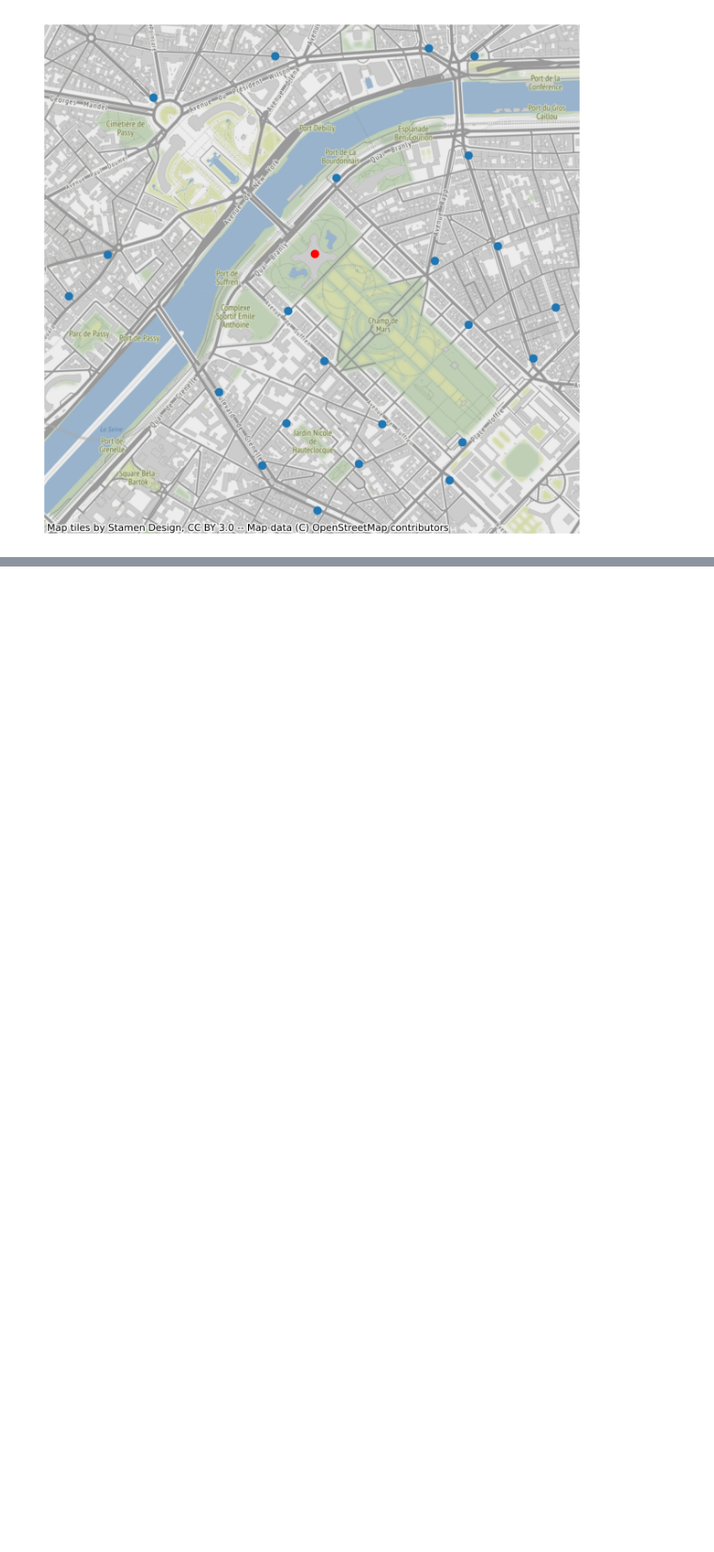
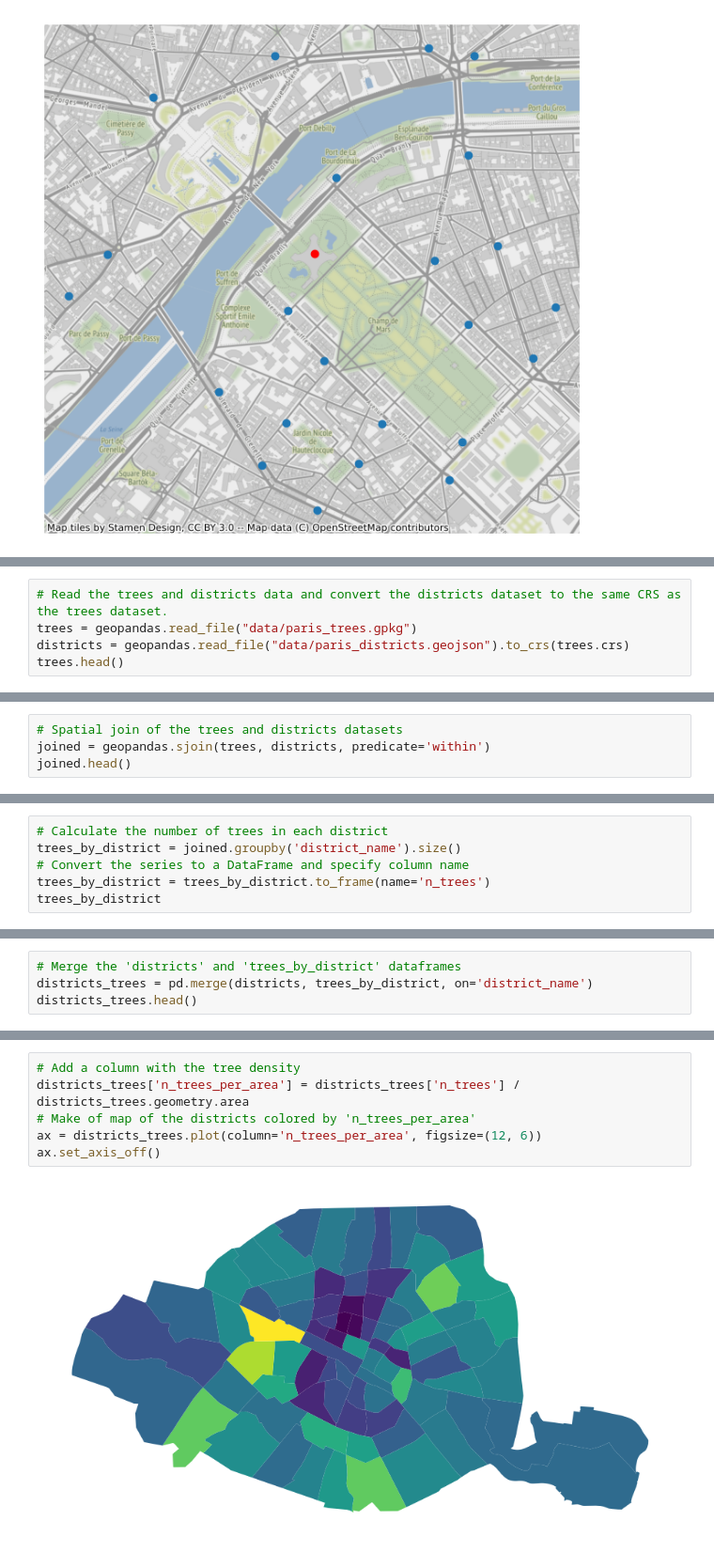
Before and after one commit to liljafreja/geopython, a Jupyter notebook: spatial_relationships_joins.ipynb, the cells around one changed output, grey strips where cells are left out. Shown at 94% size. Cells and saved outputs as stored; diff of their text form; blank space fills up the shorter version.

Commit message:
finish spatial join operation exercise

```diff
--- a/spatial_relationships_joins.ipynb
+++ b/spatial_relationships_joins.ipynb
@@ -138,0 +223,5 @@ ax.set_axis_off()
+# %%
+# Read the trees and districts data and convert the districts dataset to the same CRS as the trees dataset.
+trees = geopandas.read_file("data/paris_trees.gpkg")
+districts = geopandas.read_file("data/paris_districts.geojson").to_crs(trees.crs)
+trees.head()
@@ -138,0 +235,4 @@ ax.set_axis_off()
+# %%
+# Spatial join of the trees and districts datasets
+joined = geopandas.sjoin(trees, districts, predicate='within')
+joined.head()
@@ -138,0 +246,6 @@ ax.set_axis_off()
+# %%
+# Calculate the number of trees in each district
+trees_by_district = joined.groupby('district_name').size()
+# Convert the series to a DataFrame and specify column name
+trees_by_district = trees_by_district.to_frame(name='n_trees')
+trees_by_district
@@ -138,0 +267,4 @@ ax.set_axis_off()
+# %%
+# Merge the 'districts' and 'trees_by_district' dataframes
+districts_trees = pd.merge(districts, trees_by_district, on='district_name')
+districts_trees.head()
@@ -138,0 +278,8 @@ ax.set_axis_off()
+# %%
+# Add a column with the tree density
+districts_trees['n_trees_per_area'] = districts_trees['n_trees'] / districts_trees.geometry.area
+# Make of map of the districts colored by 'n_trees_per_area'
+ax = districts_trees.plot(column='n_trees_per_area', figsize=(12, 6))
+ax.set_axis_off()
+# %% [output]
+[figure, added]
```
Also changed, not shown: parts of 16 cells of this notebook.
